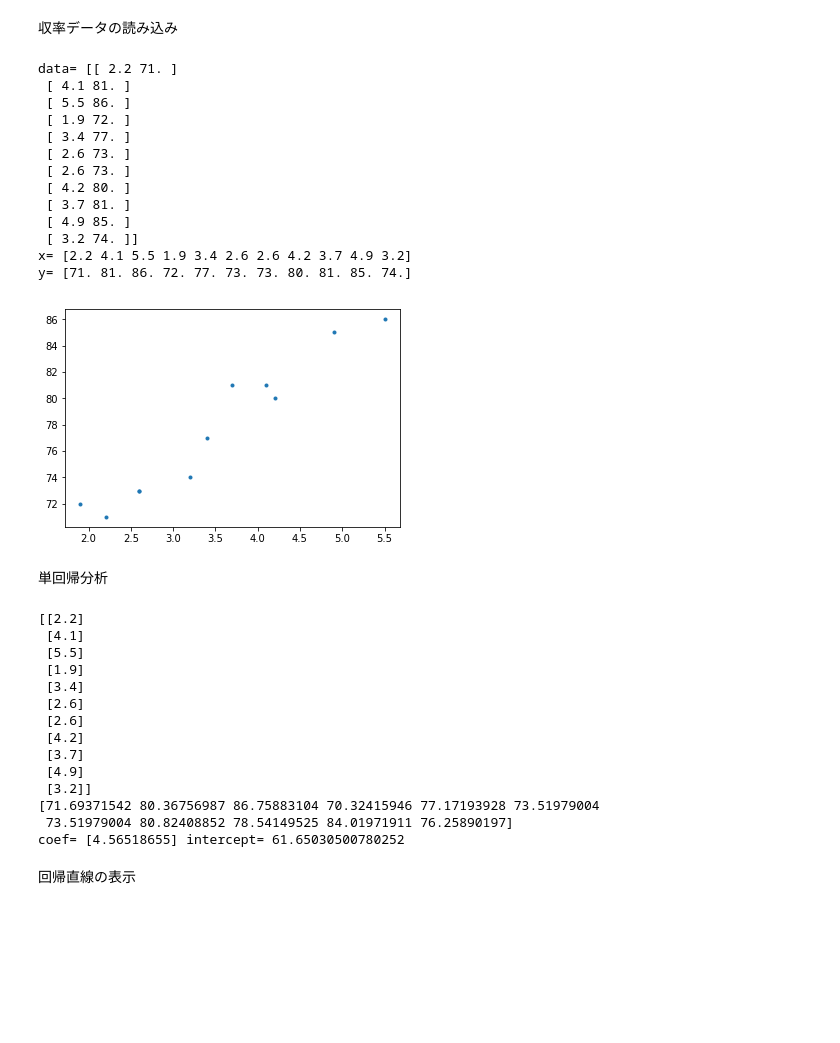
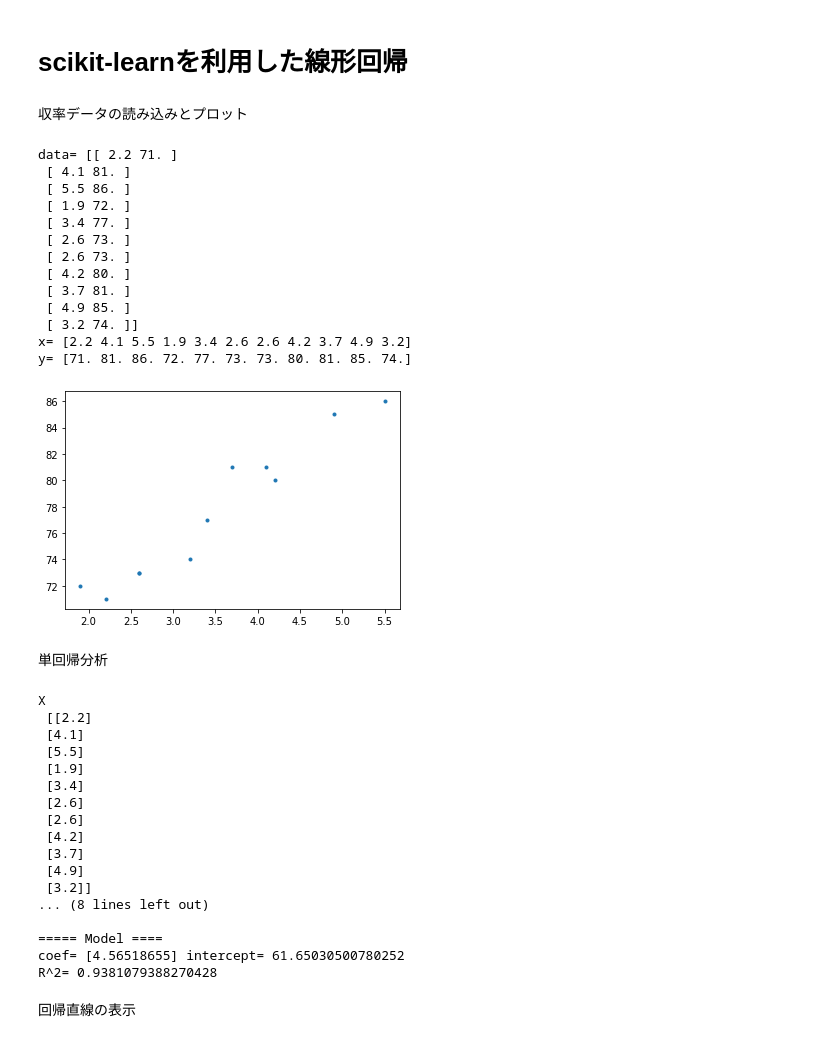
Before and after one commit to namoshi/ml_intro, a Jupyter notebook: Regression-sklearn.ipynb, the cells around one changed output. Cells and saved outputs as stored; diff of their text form; code cells hidden in the pictures; blank space fills up the shorter version.

```diff
--- a/Regression-sklearn.ipynb
+++ b/Regression-sklearn.ipynb
@@ -3,3 +3,5 @@
+# %% [markdown]
+# scikit-learnを利用した線形回帰
 # %%
 import numpy as np
 import matplotlib.pyplot as plt
@@ -9,37 +11,37 @@ from sklearn.metrics import mean_squared_error, r2_score
 %matplotlib inline
 
 np.random.seed(9876789)
-# %% [markdown]
-収率データの読み込み
+# %% [markdown]
+収率データの読み込みとプロット
 # %%
-data = np.loadtxt("syuritu.dat", comments="#")
+data = np.loadtxt("https://raw.githubusercontent.com/namoshi/ml_intro/master/syuritu.dat", comments="#")
 
 print('data=', data)
 
 x = data[:,0]
 
 y = data[:,1]
 
 print('x=', x)
 print('y=', y)
 
 plt.plot(x,y,'.')
 plt.show()
 # %% [output]
 data= [[ 2.2 71. ]
  [ 4.1 81. ]
  [ 5.5 86. ]
  [ 1.9 72. ]
  [ 3.4 77. ]
  [ 2.6 73. ]
  [ 2.6 73. ]
  [ 4.2 80. ]
  [ 3.7 81. ]
  [ 4.9 85. ]
  [ 3.2 74. ]]
 x= [2.2 4.1 5.5 1.9 3.4 2.6 2.6 4.2 3.7 4.9 3.2]
 y= [71. 81. 86. 72. 77. 73. 73. 80. 81. 85. 74.]
-[figure, old version]
+[figure, new version]
 # %% [markdown]
 単回帰分析
 # %%
@@ -47,24 +49,26 @@ X = []
 for i in range(len(x)):
     X.append([x[i]])
 X = np.array(X)
-print(X)
-#X = sm.add_constant(x)
-plt.show()
-#print('X', X)
-# Create linear regression object
-regr = linear_model.LinearRegression()
+print('X\n',X)
+print('y\n',y)
 
-# Train the model using the training sets
 regr.fit(X, y)
 
 # predictions
 y_pred = regr.predict(X)
-print(y_pred)
+print('predicted y\n', y_pred)
+print('predicted errors\n', y - y_pred)
 
+
+print('\n===== Model ====')
 # Coeff
 print('coef=',regr.coef_, 'intercept=', regr.intercept_)
+
+# R^2
+print('R^2=', regr.score(X, y))
 # %% [output]
-[[2.2]
+X
+ [[2.2]
  [4.1]
  [5.5]
  [1.9]
@@ -75,9 +79,11 @@ print('coef=',regr.coef_, 'intercept=', regr.intercept_)
  [3.7]
  [4.9]
  [3.2]]
-[71.69371542 80.36756987 86.75883104 70.32415946 77.17193928 73.51979004
- 73.51979004 80.82408852 78.54149525 84.01971911 76.25890197]
+... (8 lines left out)
+
+===== Model ====
 coef= [4.56518655] intercept= 61.65030500780252
+R^2= 0.9381079388270428
 # %% [markdown]
 回帰直線の表示
 # %%
```
Also changed, not shown: parts of 12 cells of this notebook.
